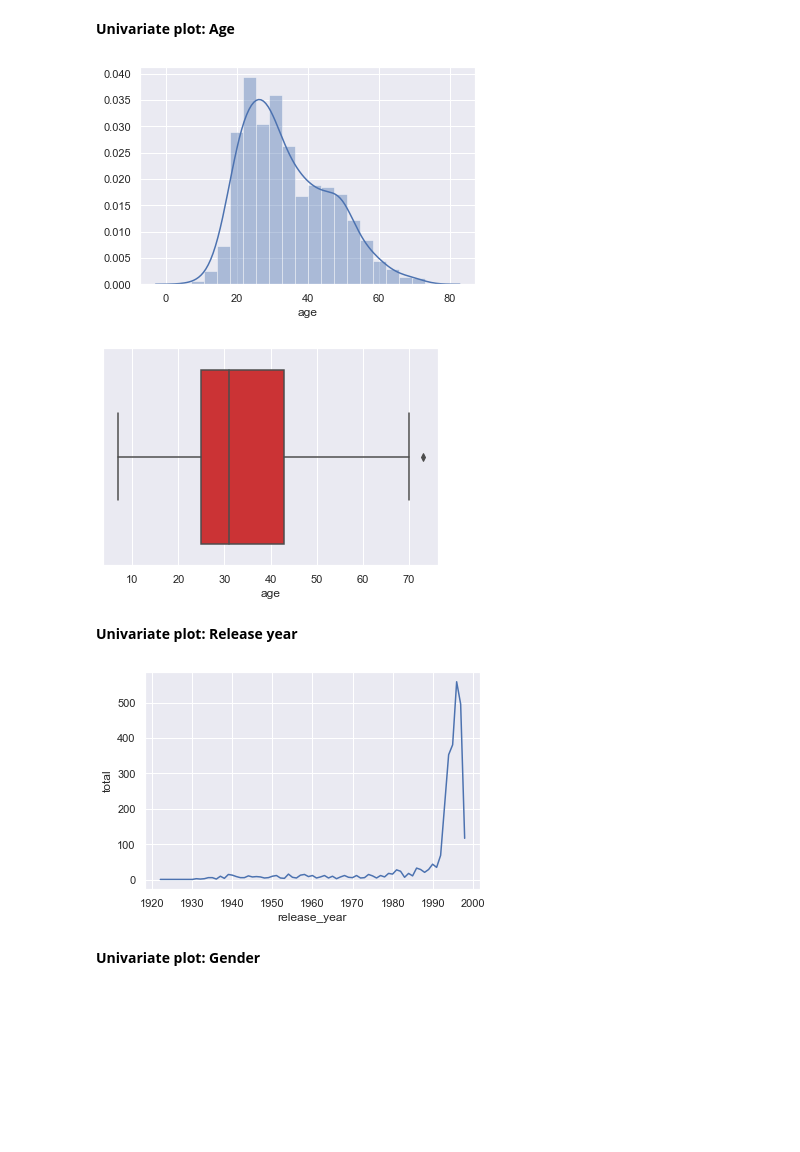
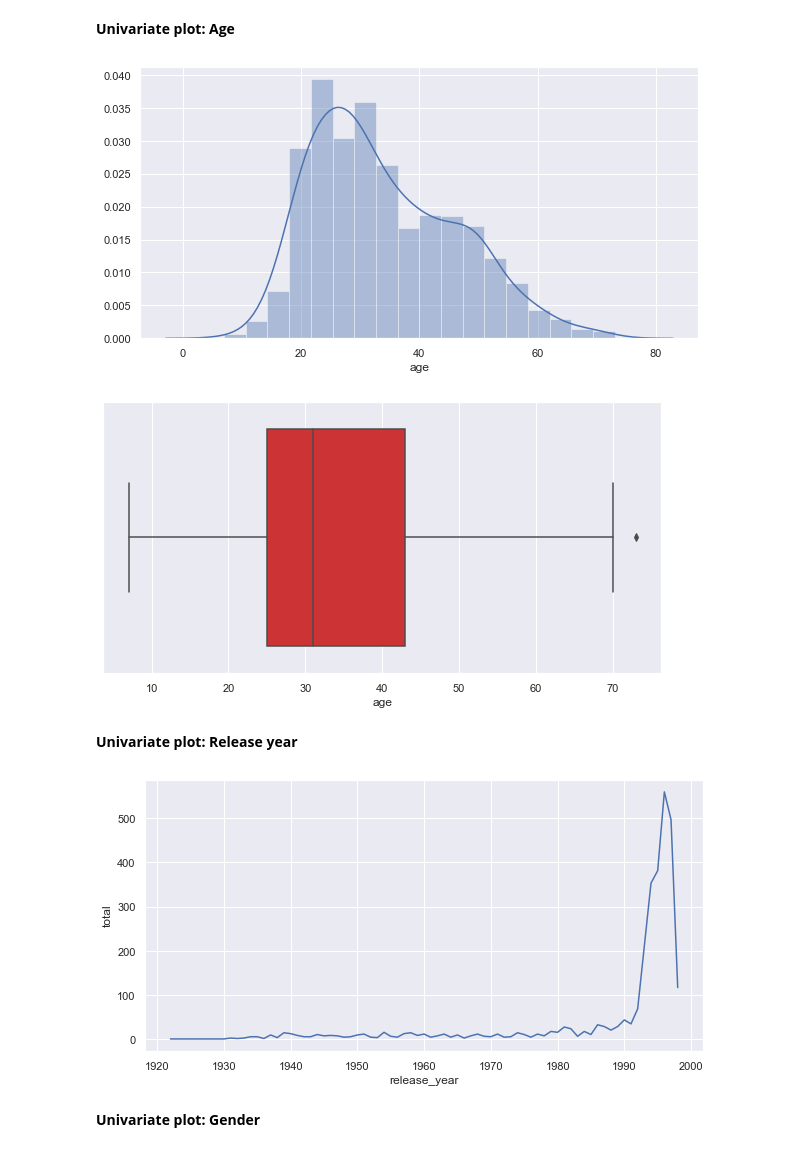
Before and after one commit to pcopley/uta-aiml, a Jupyter notebook: 01 Fundamentals of AIML/04 Project/MovieLens Project Questions.ipynb, the cells around one changed output. Drawn from its saved outputs; the diff is of its cells as text; code cells hidden in the pictures; blank space fills up the shorter version.

```diff
--- a/01 Fundamentals of AIML/04 Project/MovieLens Project Questions.ipynb
+++ b/01 Fundamentals of AIML/04 Project/MovieLens Project Questions.ipynb
@@ -356,14 +356,16 @@ chart = sns.barplot(data=r_counts,
 **Univariate plot: Age**
 # %%
 # Age is a continuous variable so seeing the KDE is useful here
+plt.figure(figsize=(10,5))
 sns.distplot(users['age']);
 # %% [output]
-[figure, old version]
+[figure, new version]
 # %%
 # In addition to the distplot above, a box plot shows us there is an outlier value and we have a slight right skew to the data
+plt.figure(figsize=(10,5))
 sns.boxplot(x='age', data=users, palette=palette);
 # %% [output]
-[figure, old version]
+[figure, new version]
 # %% [markdown]
 **Univariate plot: Release year**
 # %%
@@ -378,9 +380,10 @@ releases = movies.groupby(['release_year']).sum()
 releases['total'] = releases[list(only_genres.columns)].sum(axis=1)
 releases.reset_index(inplace=True)
 
+plt.figure(figsize=(10,5))
 sns.lineplot(y='total', x='release_year', data=releases);
 # %% [output]
-[figure, old version]
+[figure, new version]
 # %% [markdown]
 **Univariate plot: Gender**
 # %%
```
Also changed, not shown: parts of 2 cells of this notebook, 1 other file.
